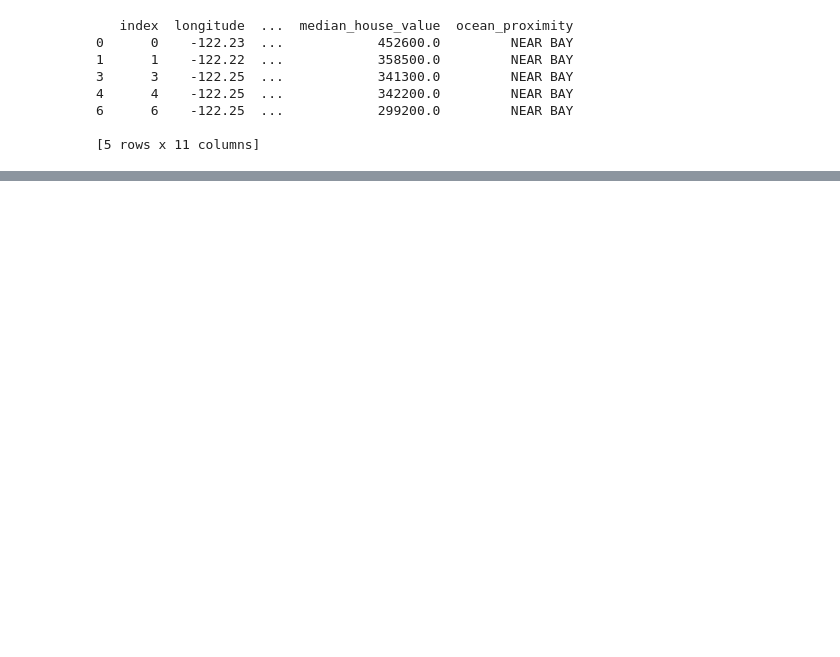
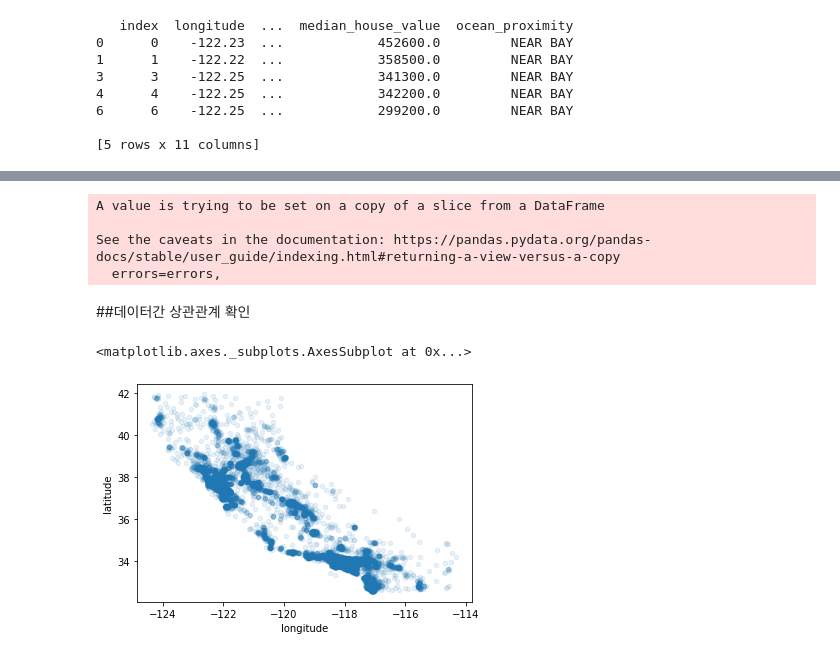
Before and after one commit to chanyoung1998/LearningML-DL, a Jupyter notebook: California_Housing_Prices.ipynb, the cells around one changed output, grey strips where cells are left out. Saved outputs shown, nothing was run; the diff lists cells and outputs as text; code cells hidden in the pictures; blank space fills up the shorter version.

```diff
--- a/California_Housing_Prices.ipynb
+++ b/California_Housing_Prices.ipynb
@@ -142,0 +158,13 @@ print(train_set.head())
+# %%
+#소득 수준 별로 데이터 세트 나누기
+#stratified하게
+
+from sklearn.model_selection import StratifiedShuffleSplit
+
+split = StratifiedShuffleSplit(n_splits=1,test_size=0.2, random_state=42)
+for train_index,test_index in split.split(housing,housing["income_cat"]):
+  strat_train_set = housing.iloc[train_index]
+  strat_test_set = housing.iloc[test_index]
+
+print(strat_train_set["income_cat"].value_counts()/len(strat_train_set))
+print(housing["income_cat"].value_counts()/len(housing))
@@ -142,0 +184,17 @@ print(train_set.head())
+# %%
+for set_ in (strat_train_set,strat_test_set):
+  set_.drop("income_cat",axis=1,inplace=True)
+# %% [output]
+A value is trying to be set on a copy of a slice from a DataFrame
+
+See the caveats in the documentation: https://pandas.pydata.org/pandas-docs/stable/user_guide/indexing.html#returning-a-view-versus-a-copy
+  errors=errors,
+# %% [markdown]
+##데이터간 상관관계 확인
+# %%
+housing = strat_train_set.copy()
+# %%
+housing.plot(kind='scatter',x='longitude',y='latitude',alpha=0.1)
+# %% [output]
+<matplotlib.axes._subplots.AxesSubplot at 0x...>
+[figure, added]
```
Also changed, not shown: parts of 26 cells of this notebook.
